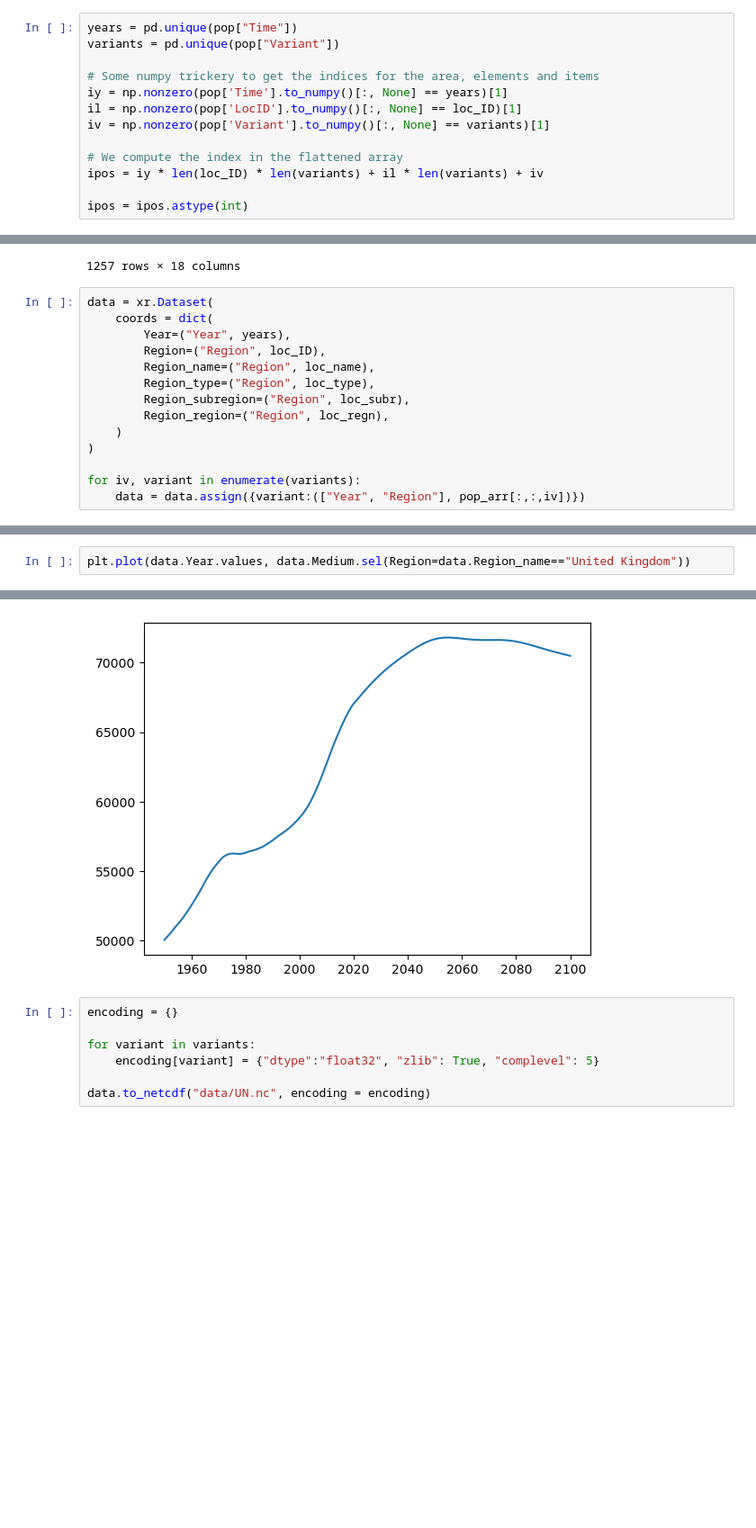
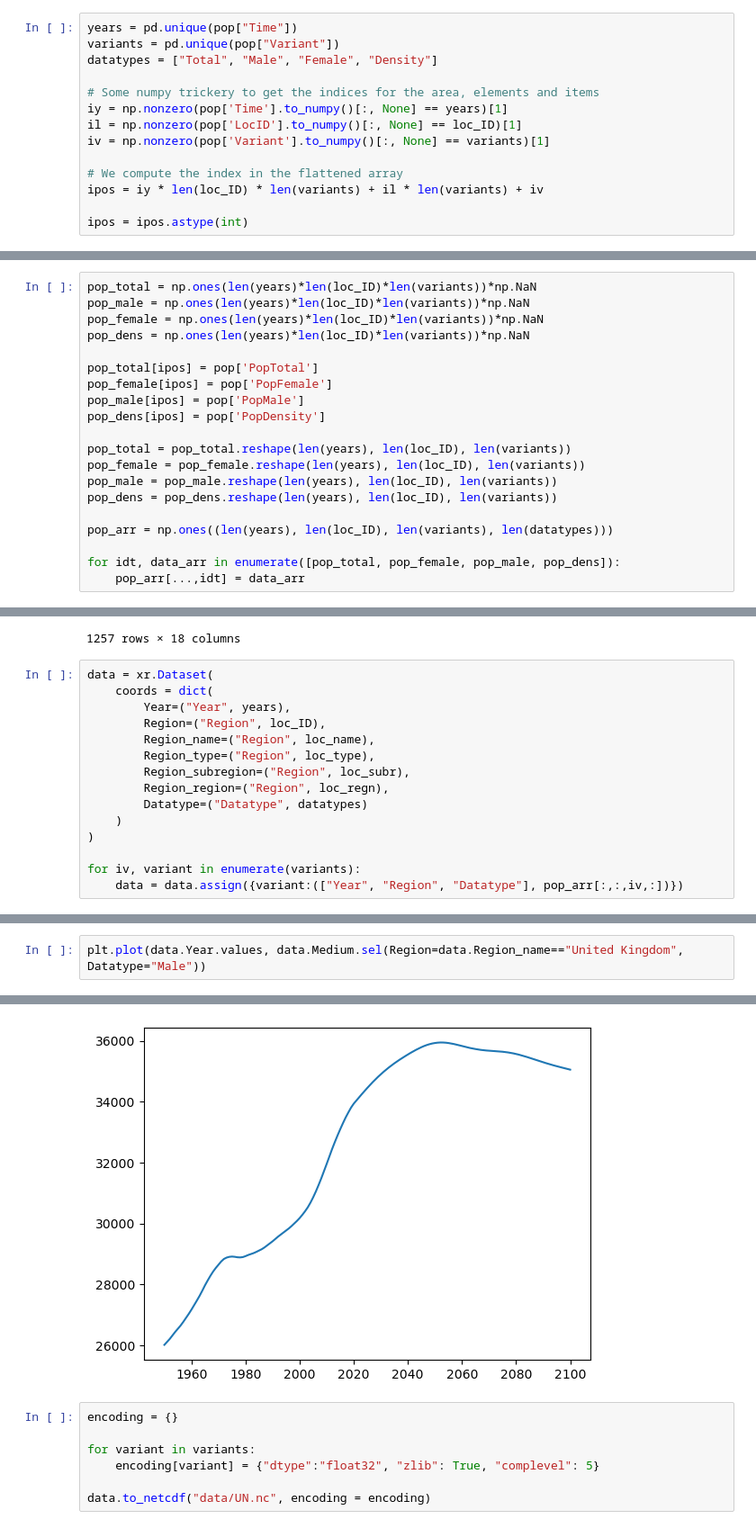
Before and after one commit to FixOurFood/agrifoodpy-data, a Jupyter notebook: population/Reading_UN_population_data.ipynb, the cells around one changed output, grey strips where cells are left out. Shown: that part at 90% size. Drawn from its saved outputs; the diff is of its cells as text; blank space fills up the shorter version.

Commit message:
Added male, female and density

```diff
--- a/population/Reading_UN_population_data.ipynb
+++ b/population/Reading_UN_population_data.ipynb
@@ -130,6 +130,7 @@ for ir in range(len(loc_ID)):
 # %%
 years = pd.unique(pop["Time"])
 variants = pd.unique(pop["Variant"])
+datatypes = ["Total", "Male", "Female", "Density"]
 
 # Some numpy trickery to get the indices for the area, elements and items
 iy = np.nonzero(pop['Time'].to_numpy()[:, None] == years)[1]
@@ -148,3 +144,23 @@ pop_arr = pop_arr.reshape(len(years), len(loc_ID), len(variants))
+# %%
+pop_total = np.ones(len(years)*len(loc_ID)*len(variants))*np.NaN
+pop_male = np.ones(len(years)*len(loc_ID)*len(variants))*np.NaN
+pop_female = np.ones(len(years)*len(loc_ID)*len(variants))*np.NaN
+pop_dens = np.ones(len(years)*len(loc_ID)*len(variants))*np.NaN
+
+pop_total[ipos] = pop['PopTotal']
+pop_female[ipos] = pop['PopFemale']
+pop_male[ipos] = pop['PopMale']
+pop_dens[ipos] = pop['PopDensity']
+
+pop_total = pop_total.reshape(len(years), len(loc_ID), len(variants))
+pop_female = pop_female.reshape(len(years), len(loc_ID), len(variants))
+pop_male = pop_male.reshape(len(years), len(loc_ID), len(variants))
+pop_dens = pop_dens.reshape(len(years), len(loc_ID), len(variants))
+
+pop_arr = np.ones((len(years), len(loc_ID), len(variants), len(datatypes)))
+
+for idt, data_arr in enumerate([pop_total, pop_female, pop_male, pop_dens]):
+    pop_arr[...,idt] = data_arr
 # %%
 pop[pop["Location"]=="United States of America"]
 # %% [output]
@@ -170,11 +186,12 @@ data = xr.Dataset(
         Region_type=("Region", loc_type),
         Region_subregion=("Region", loc_subr),
         Region_region=("Region", loc_regn),
+        Datatype=("Datatype", datatypes)
     )
 )
 
 for iv, variant in enumerate(variants):
-    data = data.assign({variant:(["Year", "Region"], pop_arr[:,:,iv])})
+    data = data.assign({variant:(["Year", "Region", "Datatype"], pop_arr[:,:,iv,:])})
 # %%
 # Checking the coordinates of North American regions
 
@@ -206,8 +223,8 @@ Data variables: (12/15)
 # %%
-plt.plot(data.Year.values, data.Medium.sel(Region=data.Region_name=="United Kingdom"))
+plt.plot(data.Year.values, data.Medium.sel(Region=data.Region_name=="United Kingdom", Datatype="Male"))
 # %% [output]
 [<matplotlib.lines.Line2D at 0x...>]
-[figure, old version]
+[figure, new version]
 # %%
 encoding = {}
 
```
Also changed, not shown: parts of 3 cells of this notebook, 1 other file.
